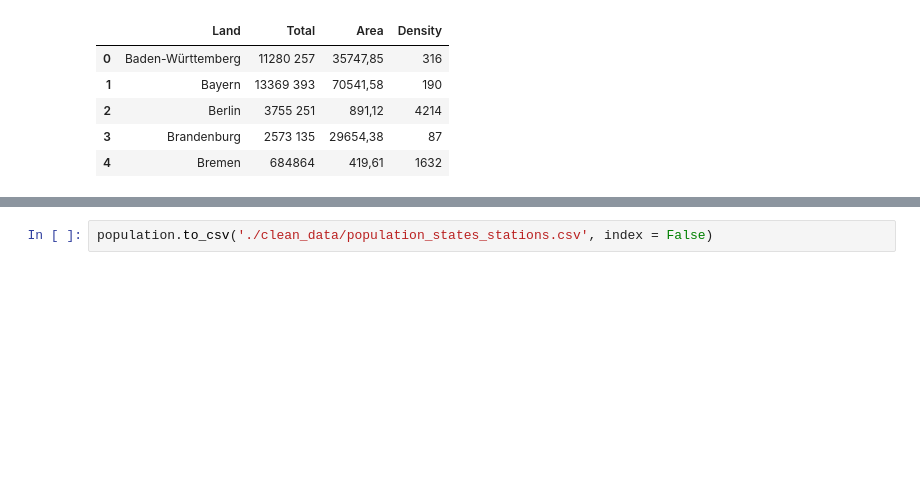
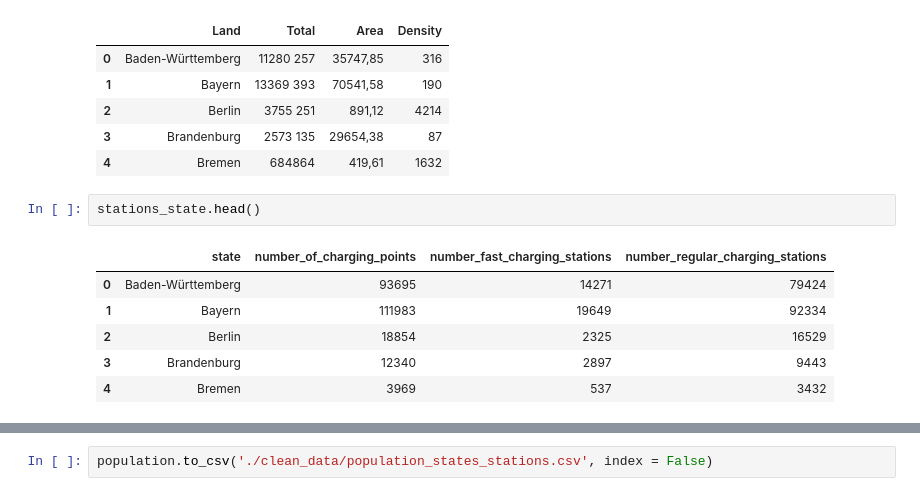
Before and after one commit to adelinerd/electric_cars, a Jupyter notebook: 2_Population.ipynb, the cells around one changed output, grey strips where cells are left out. Saved outputs shown, nothing was run; the diff lists cells and outputs as text; blank space fills up the shorter version.

```diff
--- a/2_Population.ipynb
+++ b/2_Population.ipynb
@@ -28,4 +28,13 @@ population.head()
 | 2 | Berlin | 3755 251 | 891,12 | 4214 |
 | 3 | Brandenburg | 2573 135 | 29654,38 | 87 |
 | 4 | Bremen | 684864 | 419,61 | 1632 |
+# %%
+stations_state.head()
+# %% [output]
+|  | state | number_of_charging_points | number_fast_charging_stations | number_regular_charging_stations |
+| 0 | Baden-Württemberg | 93695 | 14271 | 79424 |
+| 1 | Bayern | 111983 | 19649 | 92334 |
+| 2 | Berlin | 18854 | 2325 | 16529 |
+| 3 | Brandenburg | 12340 | 2897 | 9443 |
+| 4 | Bremen | 3969 | 537 | 3432 |
 # %%
```
Also changed, not shown: parts of 7 cells of this notebook, 33 other files.
